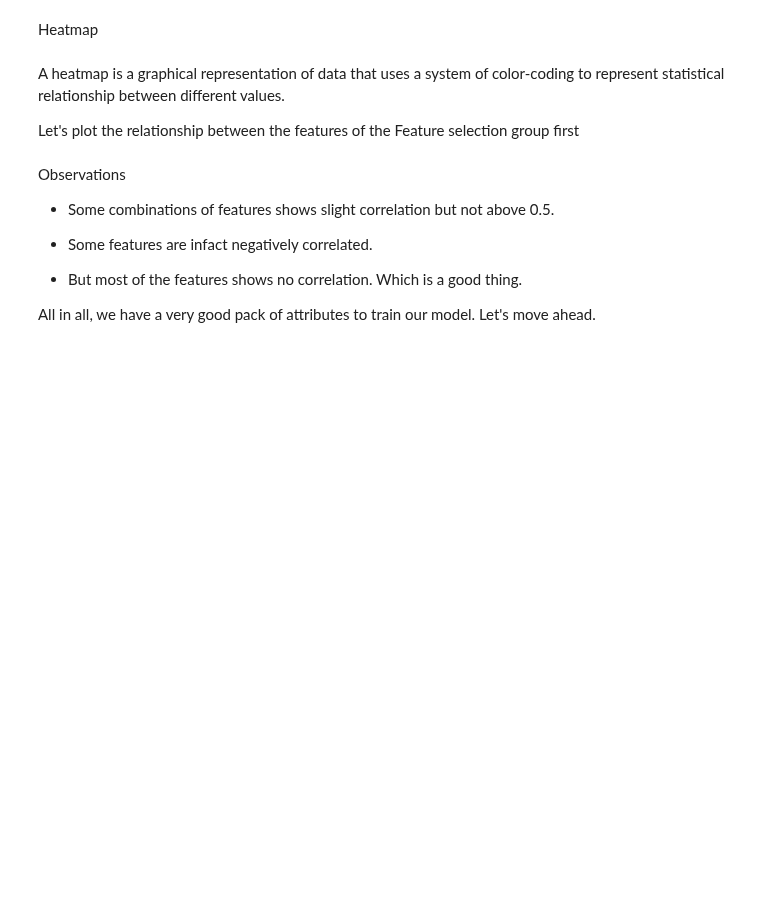
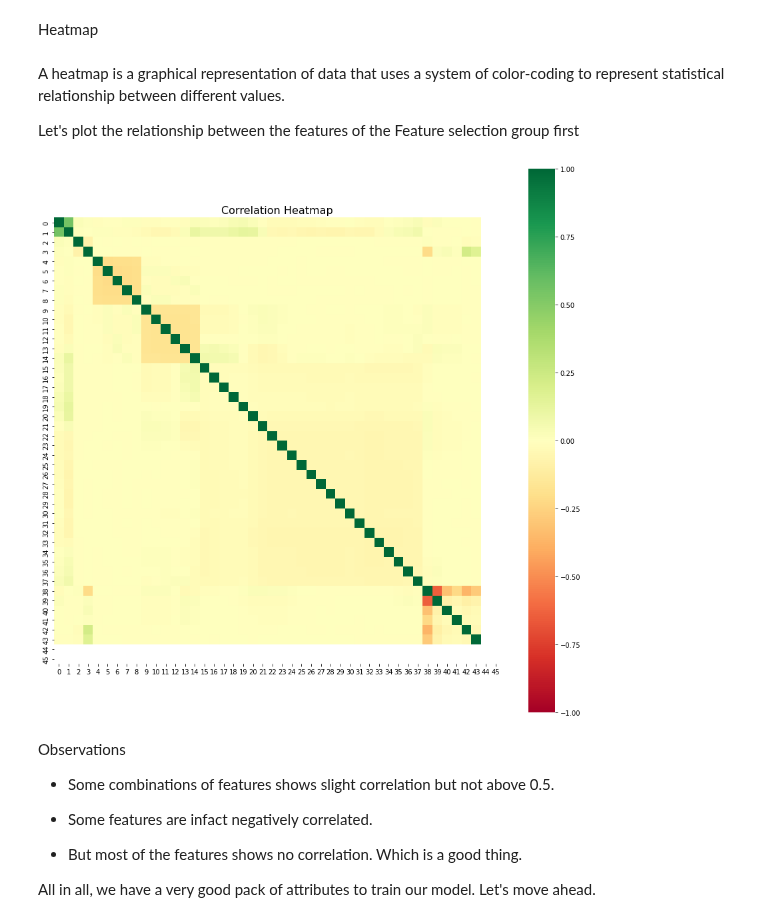
Before and after one commit to harshithgowdakc/NYC-Taxi-Data, a Jupyter notebook: NYC_Taxi_Data.ipynb, the cells around one changed output. Cells and saved outputs as stored; diff of their text form; code cells hidden in the pictures; blank space fills up the shorter version.

Commit message:
apply_model

```diff
--- a/NYC_Taxi_Data.ipynb
+++ b/NYC_Taxi_Data.ipynb
@@ -935,37 +929,0 @@ import statsmodels.api as sm
-# %%
-import statsmodels.api as sm
-
-# create a matrix of features
-X = X1[:, range(0, 46)]
-# add a column of ones to represent the intercept term
-X = sm.add_constant(X)
-
-# create a vector of target variable
-y = Y
-
-# fit an OLS model to the data
-model = sm.OLS(y, X).fit()
-
-# print the initial summary
-print(model.summary())
-
-# backward elimination
-while True:
-    # get the p-values for each feature
-    p_values = model.pvalues[1:]  # exclude the intercept term
-
-    # find the feature with the highest p-value
-    max_p_value = max(p_values)
-
-    if max_p_value > 0.05:
-        # remove the feature with the highest p-value
-        feature_to_remove = np.argmax(p_values)
-        X = np.delete(X, feature_to_remove + 1, axis=1)  # exclude the intercept term
-        # fit a new model with the remaining features
-        model = sm.OLS(y, X).fit()
-    else:
-        # stop the loop if no features with p-value greater than 0.05 are found
-        break
-
-# print the final summary
-print(model.summary())
@@ -1095,8 +953,8 @@ It is suggested to scale the input varibles first before applying PCA to standar
 # %%
 from sklearn.preprocessing import StandardScaler
 scaler = StandardScaler()
-X_train_pca = scaler.fit_transform(X_train_pca)
-X_test_pca = scaler.transform(X_test_pca)
+X_train = scaler.fit_transform(X_train)
+X_test = scaler.transform(X_test)
 # %% [markdown]
 **PCA application**
 # %% [markdown]
@@ -1155,11 +977,13 @@ A heatmap is a graphical representation of data that uses a system of color-codi
 Let's plot the relationship between the features of the Feature selection group first
 # %%
 plt.figure(figsize=(15,15))
-corr = pd.DataFrame(X_train_fs[:,1:]).corr()
-corr.index = pd.DataFrame(X_train_fs[:,1:]).columns
+corr = pd.DataFrame(X_train).corr()
+corr.index = pd.DataFrame(X_train).columns
 sns.heatmap(corr, cmap='RdYlGn', vmin=-1, vmax=1, square=True)
 plt.title("Correlation Heatmap", fontsize=16)
 plt.show()
+# %% [output]
+[figure, added]
 # %% [markdown]
 Observations
 
```
Also changed, not shown: parts of 23 cells of this notebook.
